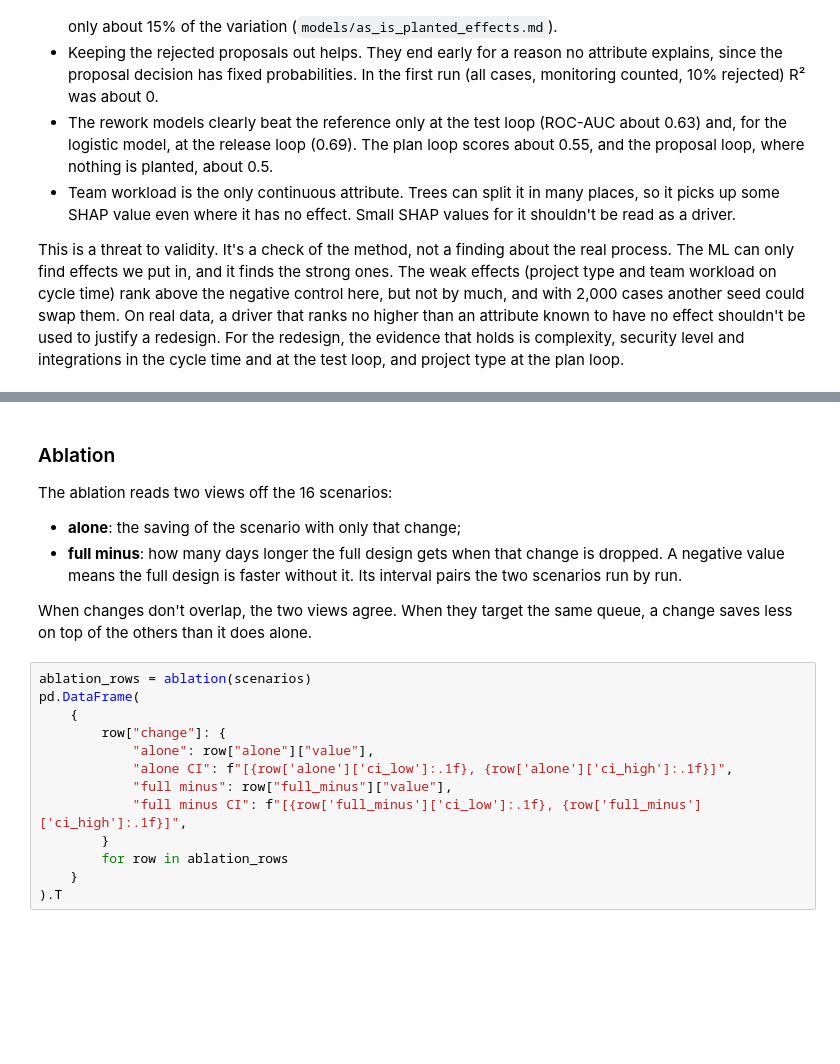
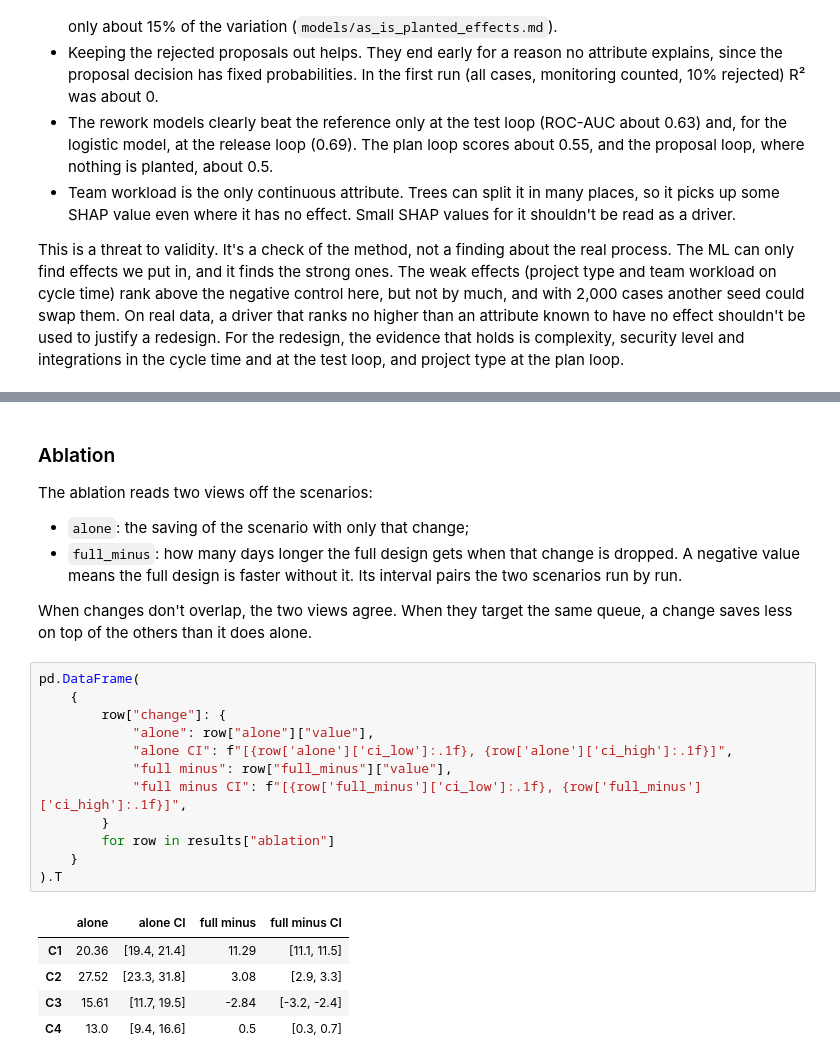
Before and after one commit to dangth1101/IS6003, a Jupyter notebook: notebooks/time_optimization.ipynb, the cells around one changed output, grey strips where cells are left out. Drawn from its saved outputs; the diff is of its cells as text; blank space fills up the shorter version.

```diff
--- a/notebooks/time_optimization.ipynb
+++ b/notebooks/time_optimization.ipynb
@@ -275,23 +443,28 @@ as_is_runs.describe().to_frame("as-is mean per run").T
 # %% [markdown]
 ### Ablation
 
-The ablation reads two views off the 16 scenarios:
+The ablation reads two views off the scenarios:
 
-- **alone**: the saving of the scenario with only that change;
-- **full minus**: how many days longer the full design gets when that change is dropped. A negative value means the full design is faster without it. Its interval pairs the two scenarios run by run.
+- `alone`: the saving of the scenario with only that change;
+- `full_minus`: how many days longer the full design gets when that change is dropped. A negative value means the full design is faster without it. Its interval pairs the two scenarios run by run.
 
 When changes don't overlap, the two views agree. When they target the same queue, a change saves less on top of the others than it does alone.
 # %%
-ablation_rows = ablation(scenarios)
 pd.DataFrame(
     {
         row["change"]: {
             "alone": row["alone"]["value"],
             "alone CI": f"[{row['alone']['ci_low']:.1f}, {row['alone']['ci_high']:.1f}]",
             "full minus": row["full_minus"]["value"],
             "full minus CI": f"[{row['full_minus']['ci_low']:.1f}, {row['full_minus']['ci_high']:.1f}]",
         }
-        for row in ablation_rows
+        for row in results["ablation"]
     }
 ).T
+# %% [output]
+|  | alone | alone CI | full minus | full minus CI |
+| C1 | 20.36 | [19.4, 21.4] | 11.29 | [11.1, 11.5] |
+| C2 | 27.52 | [23.3, 31.8] | 3.08 | [2.9, 3.3] |
+| C3 | 15.61 | [11.7, 19.5] | -2.84 | [-3.2, -2.4] |
+| C4 | 13.0 | [9.4, 16.6] | 0.5 | [0.3, 0.7] |
 # %%
```
Also changed, not shown: parts of 29 cells of this notebook, 2 other files.
